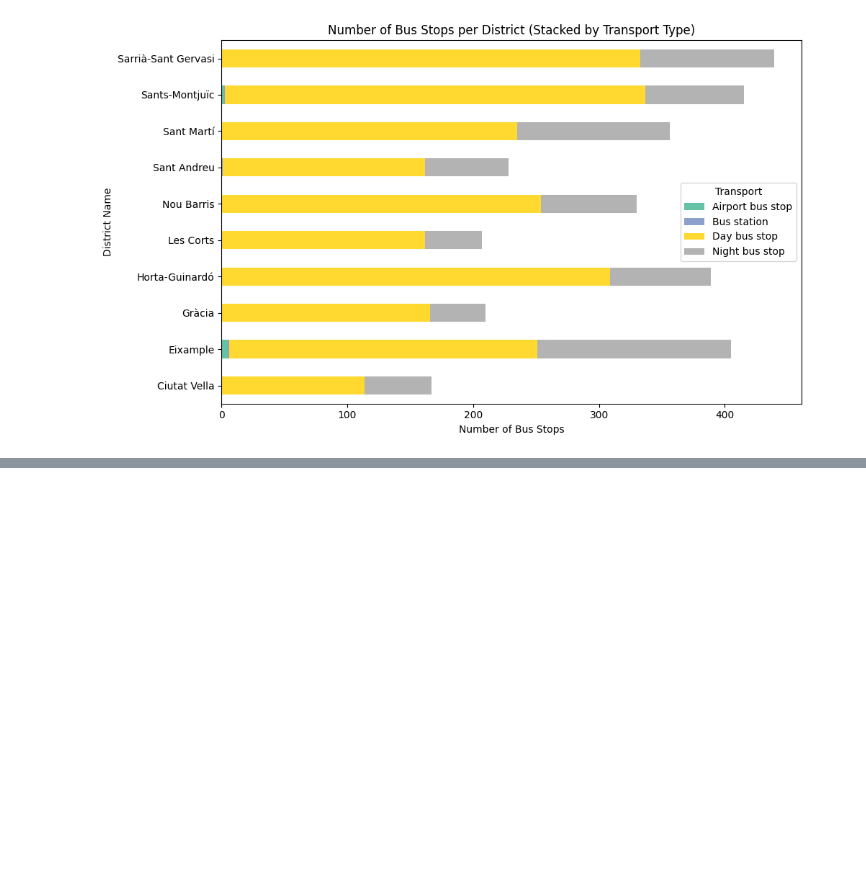
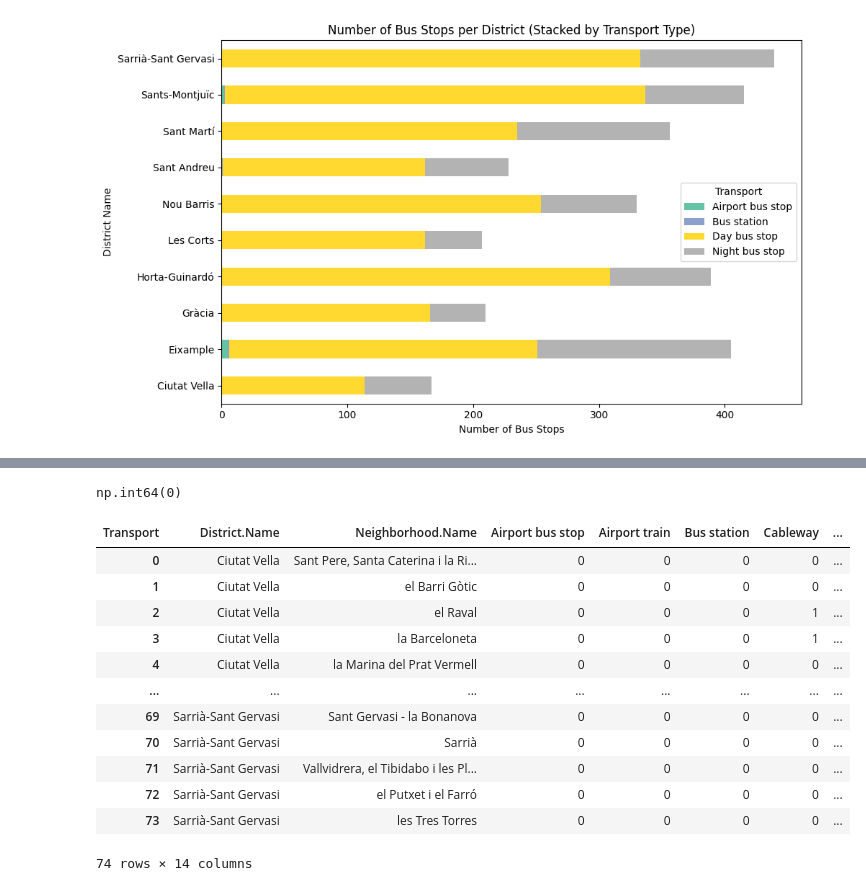
Before and after one commit to pcomastriado/DA-Bootcamp, a Jupyter notebook: _DA-project_/notebooks/EDA_all.ipynb, the cells around one changed output, grey strips where cells are left out. Saved outputs shown, nothing was run; the diff lists cells and outputs as text; code cells hidden in the pictures; blank space fills up the shorter version.

```diff
--- a/_DA-project_/notebooks/EDA_all.ipynb
+++ b/_DA-project_/notebooks/EDA_all.ipynb
@@ -517,0 +565,23 @@ plt.show()
+# %%
+all_transports.duplicated().sum()
+# %% [output]
+np.int64(0)
+# %%
+all_transports_pivoted = all_transports.pivot_table(index=['District.Name','Neighborhood.Name'],
+                                                    columns='Transport', values='Transport.Count',
+                                                    aggfunc ='sum', fill_value=0)
+all_transports_pivoted.reset_index()
+# %% [output]
+| Transport | District.Name | Neighborhood.Name | Airport bus stop | Airport train | Bus station | Cableway | ... |
+| 0 | Ciutat Vella | Sant Pere, Santa Caterina i la Ri... | 0 | 0 | 0 | 0 | ... |
+| 1 | Ciutat Vella | el Barri Gòtic | 0 | 0 | 0 | 0 | ... |
+| 2 | Ciutat Vella | el Raval | 0 | 0 | 0 | 1 | ... |
+| 3 | Ciutat Vella | la Barceloneta | 0 | 0 | 0 | 1 | ... |
+| 4 | Ciutat Vella | la Marina del Prat Vermell | 0 | 0 | 0 | 0 | ... |
+| ... | ... | ... | ... | ... | ... | ... | ... |
+| 69 | Sarrià-Sant Gervasi | Sant Gervasi - la Bonanova | 0 | 0 | 0 | 0 | ... |
+| 70 | Sarrià-Sant Gervasi | Sarrià | 0 | 0 | 0 | 0 | ... |
+| 71 | Sarrià-Sant Gervasi | Vallvidrera, el Tibidabo i les Pl... | 0 | 0 | 0 | 0 | ... |
+| 72 | Sarrià-Sant Gervasi | el Putxet i el Farró | 0 | 0 | 0 | 0 | ... |
+| 73 | Sarrià-Sant Gervasi | les Tres Torres | 0 | 0 | 0 | 0 | ... |
+74 rows × 14 columns
```
Also changed, not shown: parts of 4 cells of this notebook, 1 other file.
